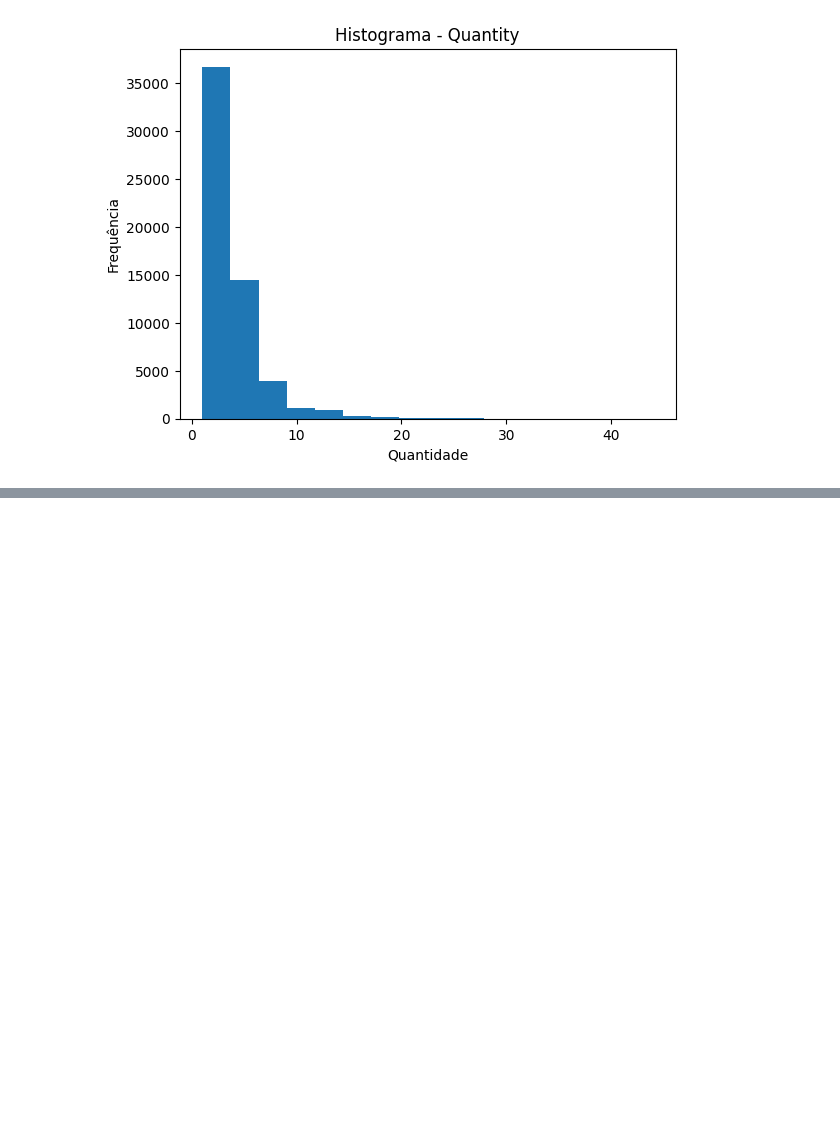
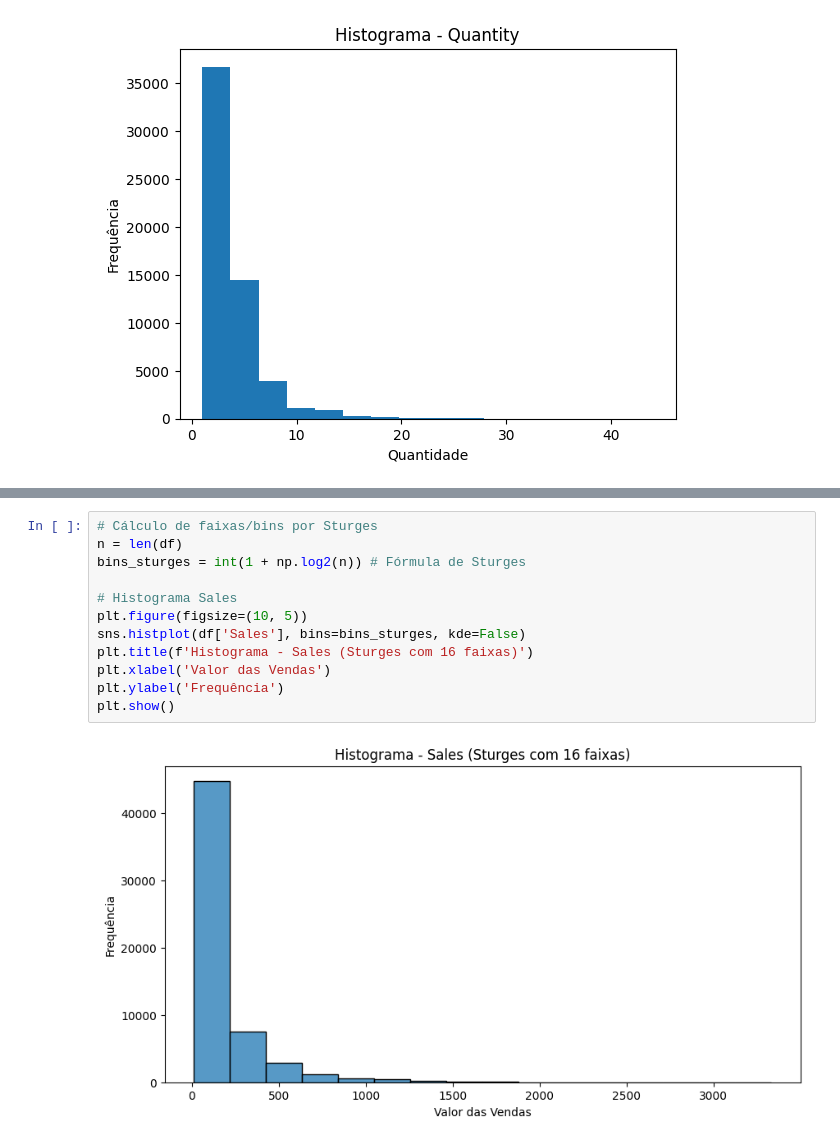
Before and after one commit to gustavo-gm-dev/iaa002-trabalho-python, a Jupyter notebook: TRABALHO_DE_IAA017/Ex02bIaa17.ipynb, the cells around one changed output, grey strips where cells are left out. Saved outputs shown, nothing was run; the diff lists cells and outputs as text; blank space fills up the shorter version.

```diff
--- a/TRABALHO_DE_IAA017/Ex02bIaa17.ipynb
+++ b/TRABALHO_DE_IAA017/Ex02bIaa17.ipynb
@@ -99,0 +109,14 @@ plt.show()
+# %%
+# Cálculo de faixas/bins por Sturges
+n = len(df)
+bins_sturges = int(1 + np.log2(n)) # Fórmula de Sturges
+
+# Histograma Sales
+plt.figure(figsize=(10, 5))
+sns.histplot(df['Sales'], bins=bins_sturges, kde=False)
+plt.title(f'Histograma - Sales (Sturges com 16 faixas)')
+plt.xlabel('Valor das Vendas')
+plt.ylabel('Frequência')
+plt.show()
+# %% [output]
+[figure, added]
```
Also changed, not shown: parts of 5 cells of this notebook.
